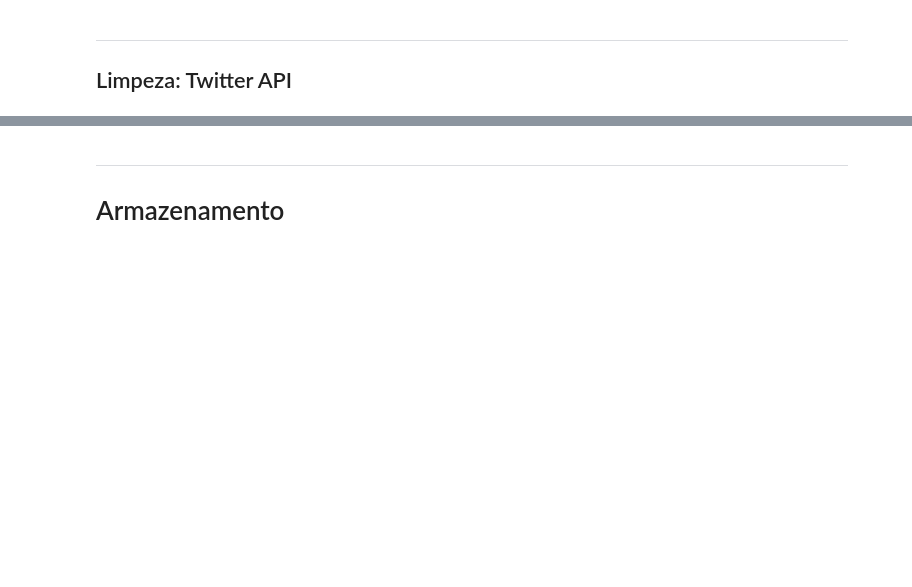
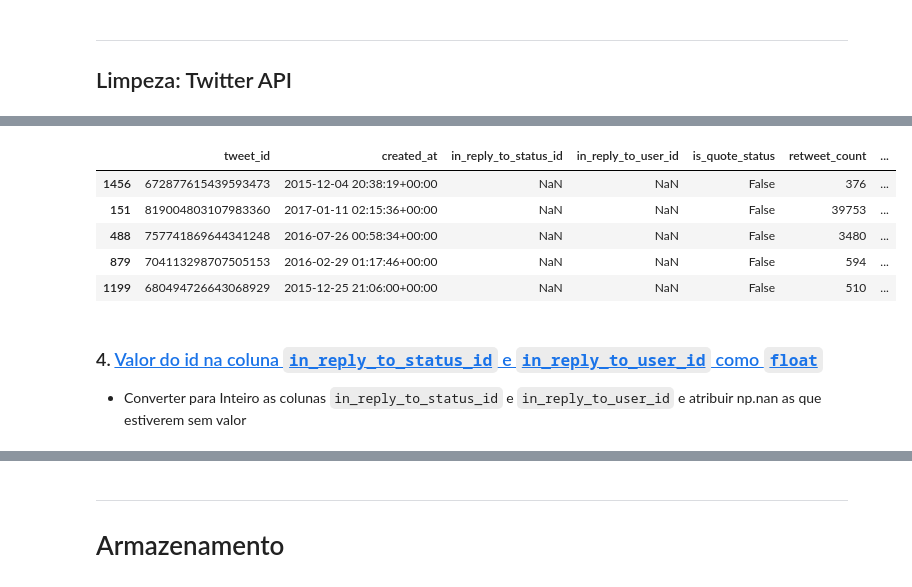
Before and after one commit to vitoralbano/ds-ii-weratedogs, a Jupyter notebook: wrangle_act.ipynb, the cells around one changed output, grey strips where cells are left out. Saved outputs shown, nothing was run; the diff lists cells and outputs as text; code cells hidden in the pictures; blank space fills up the shorter version.

Commit message:
Start cleaning Twitter API dataframe

```diff
--- a/wrangle_act.ipynb
+++ b/wrangle_act.ipynb
@@ -1145,3 +1174,6 @@ df_predict_clean = pd.merge(prediction)
 <a id="limpeza:twitter-api"></a>
 
 ## Limpeza: Twitter API
+# %%
+# Cópia do dataframe para limpeza
+df_api_clean = df_tweets_api.copy()
@@ -1147,0 +1192,2 @@ df_predict_clean = pd.merge(prediction)
+# %%
+df_api_clean.rename(columns={'id':'tweet_id', 'media_url': 'jpg_url'}, inplace=True)
@@ -1147,0 +1213,2 @@ df_predict_clean = pd.merge(prediction)
+# %%
+df_api_clean = df_api_clean.loc[df_api_clean.tweet_id.isin(df_arch_clean.tweet_id)]
@@ -1147,0 +1226,2 @@ df_predict_clean = pd.merge(prediction)
+# %%
+df_api_clean.created_at = pd.to_datetime(df_api_clean.created_at)
@@ -1147,0 +1248,14 @@ df_predict_clean = pd.merge(prediction)
+# %%
+df_api_clean.sample(5)
+# %% [output]
+|  | tweet_id | created_at | in_reply_to_status_id | in_reply_to_user_id | is_quote_status | retweet_count | ... |
+| 1456 | 672877615439593473 | 2015-12-04 20:38:19+00:00 | NaN | NaN | False | 376 | ... |
+| 151 | 819004803107983360 | 2017-01-11 02:15:36+00:00 | NaN | NaN | False | 39753 | ... |
+| 488 | 757741869644341248 | 2016-07-26 00:58:34+00:00 | NaN | NaN | False | 3480 | ... |
+| 879 | 704113298707505153 | 2016-02-29 01:17:46+00:00 | NaN | NaN | False | 594 | ... |
+| 1199 | 680494726643068929 | 2015-12-25 21:06:00+00:00 | NaN | NaN | False | 510 | ... |
+# %% [markdown]
+<a id="limpeza:tweets-api:info"></a>
+
+### 4. [Valor do id na coluna `in_reply_to_status_id` e `in_reply_to_user_id` como `float`](#limpeza:tweets-api:info)
+* Converter para Inteiro as colunas `in_reply_to_status_id` e `in_reply_to_user_id` e atribuir np.nan as que estiverem sem valor
```
Also changed, not shown: parts of 45 cells of this notebook.
